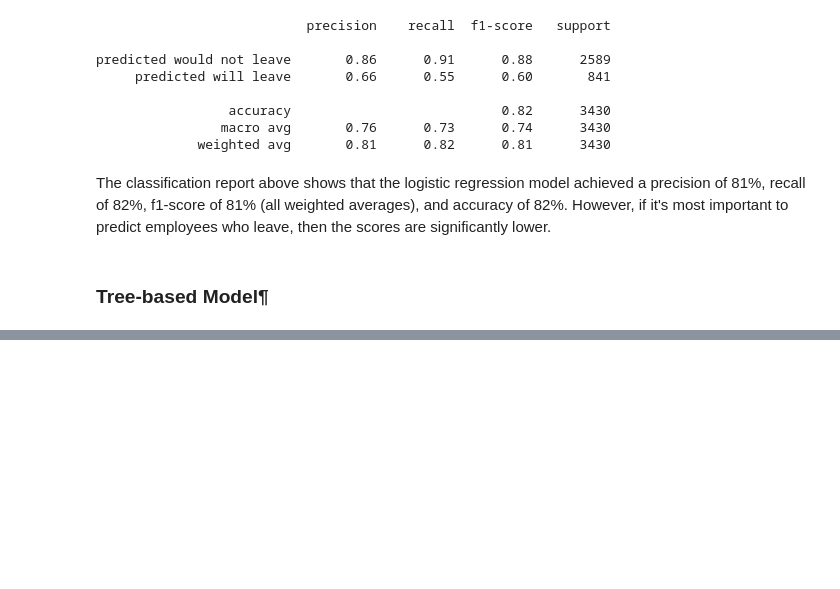
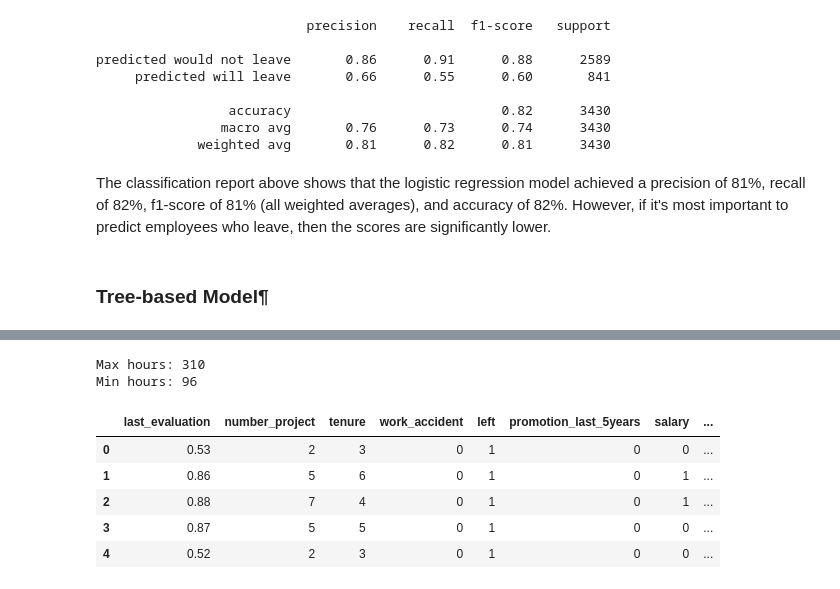
Before and after one commit to amrutha2508/HR-Data-Analysis, a Jupyter notebook: Modelling.ipynb, the cells around one changed output, grey strips where cells are left out. Saved outputs shown, nothing was run; the diff lists cells and outputs as text; code cells hidden in the pictures; blank space fills up the shorter version.

```diff
--- a/Modelling.ipynb
+++ b/Modelling.ipynb
@@ -169,0 +422,23 @@ X_train, X_test, y_train, y_test = train_test_split(X, y, test_size=0.25, strati
+# %%
+df2 = df_enc.drop('satisfaction_level', axis=1)
+# Create `overworked` column. For now, it's identical to average monthly hours.
+df2['overworked'] = df2['average_monthly_hours']
+
+# Inspect max and min average monthly hours values
+print('Max hours:', df2['overworked'].max())
+print('Min hours:', df2['overworked'].min())
+
+# Define `overworked` as working > 175 hrs/week
+df2['overworked'] = (df2['overworked'] > 175).astype(int)
+# Drop the `average_monthly_hours` column
+df2 = df2.drop('average_monthly_hours', axis=1)
+df2.head()
+# %% [output]
+Max hours: 310
+Min hours: 96
+|  | last_evaluation | number_project | tenure | work_accident | left | promotion_last_5years | salary | ... |
+| 0 | 0.53 | 2 | 3 | 0 | 1 | 0 | 0 | ... |
+| 1 | 0.86 | 5 | 6 | 0 | 1 | 0 | 1 | ... |
+| 2 | 0.88 | 7 | 4 | 0 | 1 | 0 | 1 | ... |
+| 3 | 0.87 | 5 | 5 | 0 | 1 | 0 | 0 | ... |
+| 4 | 0.52 | 2 | 3 | 0 | 1 | 0 | 0 | ... |
```
Also changed, not shown: parts of 57 cells of this notebook, 2 other files.
